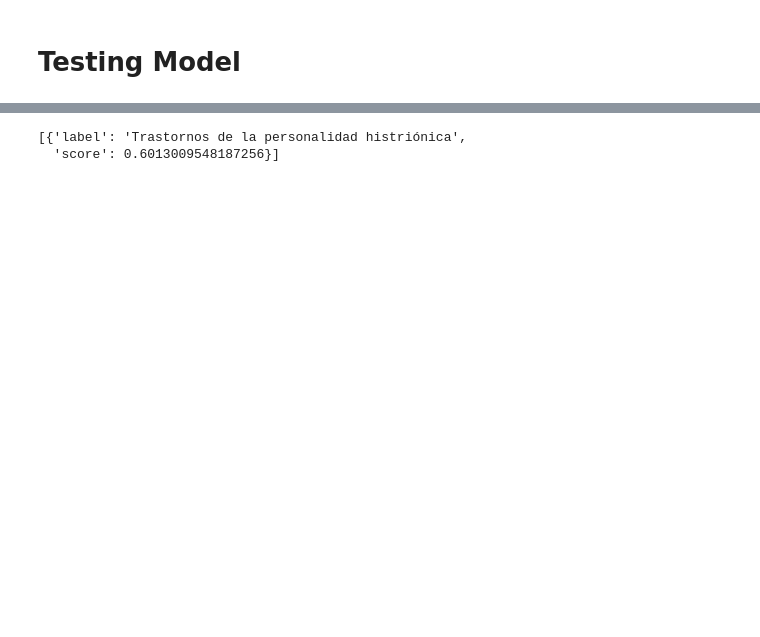
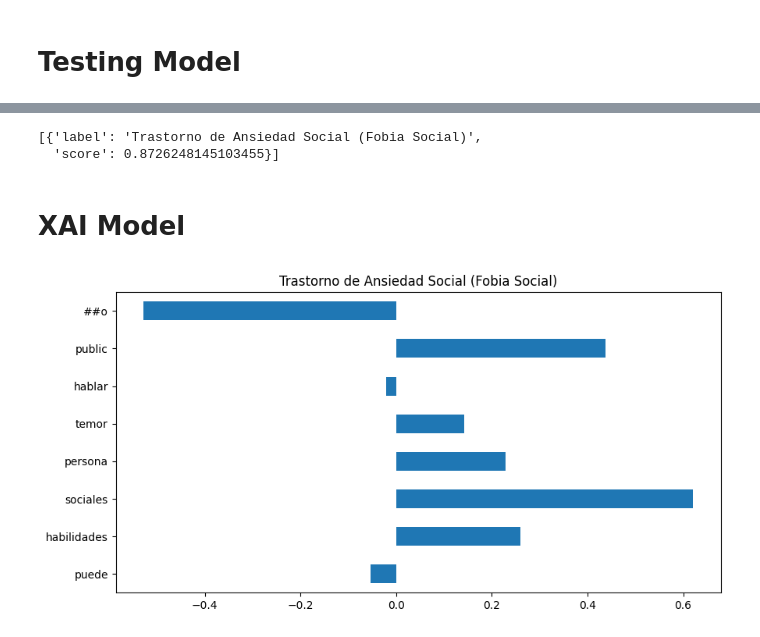
Before and after one commit to edmenciab733/hackaton2023, a Jupyter notebook: diagnostico_trastornos_edgar.ipynb, the cells around one changed output, grey strips where cells are left out. Saved outputs shown, nothing was run; the diff lists cells and outputs as text; code cells hidden in the pictures; blank space fills up the shorter version.

Commit message:
XAI model

```diff
--- a/diagnostico_trastornos_edgar.ipynb
+++ b/diagnostico_trastornos_edgar.ipynb
@@ -296,5 +361,8 @@ classifier("El paciente no come frente a mucha gente, y normalmente tiene miedo
-# %%
-classifier("El paciente come poco y usa camisa ajustada")
-# %% [output]
-[{'label': 'Trastornos de la personalidad histriónica',
-  'score': 0.6013009548187256}]
+# %%
+text = clean_text("Puede que tenga habilidades sociales pero esta persona siente un temor cuando tiene que hablar en público.")
+classifier(text)
+# %% [output]
+[{'label': 'Trastorno de Ansiedad Social (Fobia Social)',
+  'score': 0.8726248145103455}]
+# %% [markdown]
+# XAI Model
@@ -300,0 +450,7 @@ classifier("El paciente come poco y usa camisa ajustada")
+# %%
+device = "cpu"
+sample = clean_text("Puede que tenga habilidades sociales pero esta persona siente temor cuando tiene que hablar en público.")
+exp_model = ExplainableTransformerPipeline(model_id_custom, classifier, device)
+exp_model.explain(sample)
+# %% [output]
+[figure, added]
```
Also changed, not shown: parts of 24 cells of this notebook.
